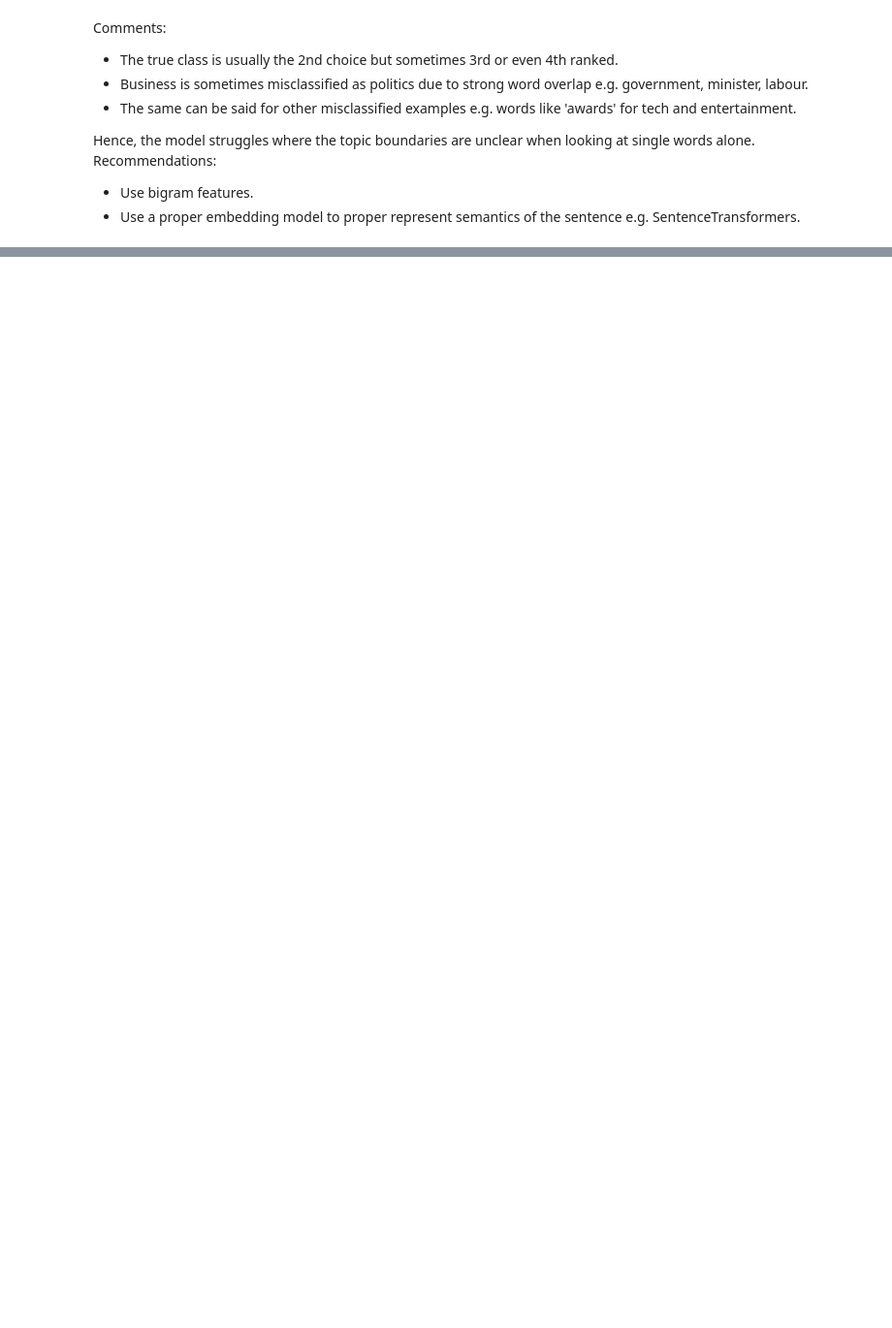
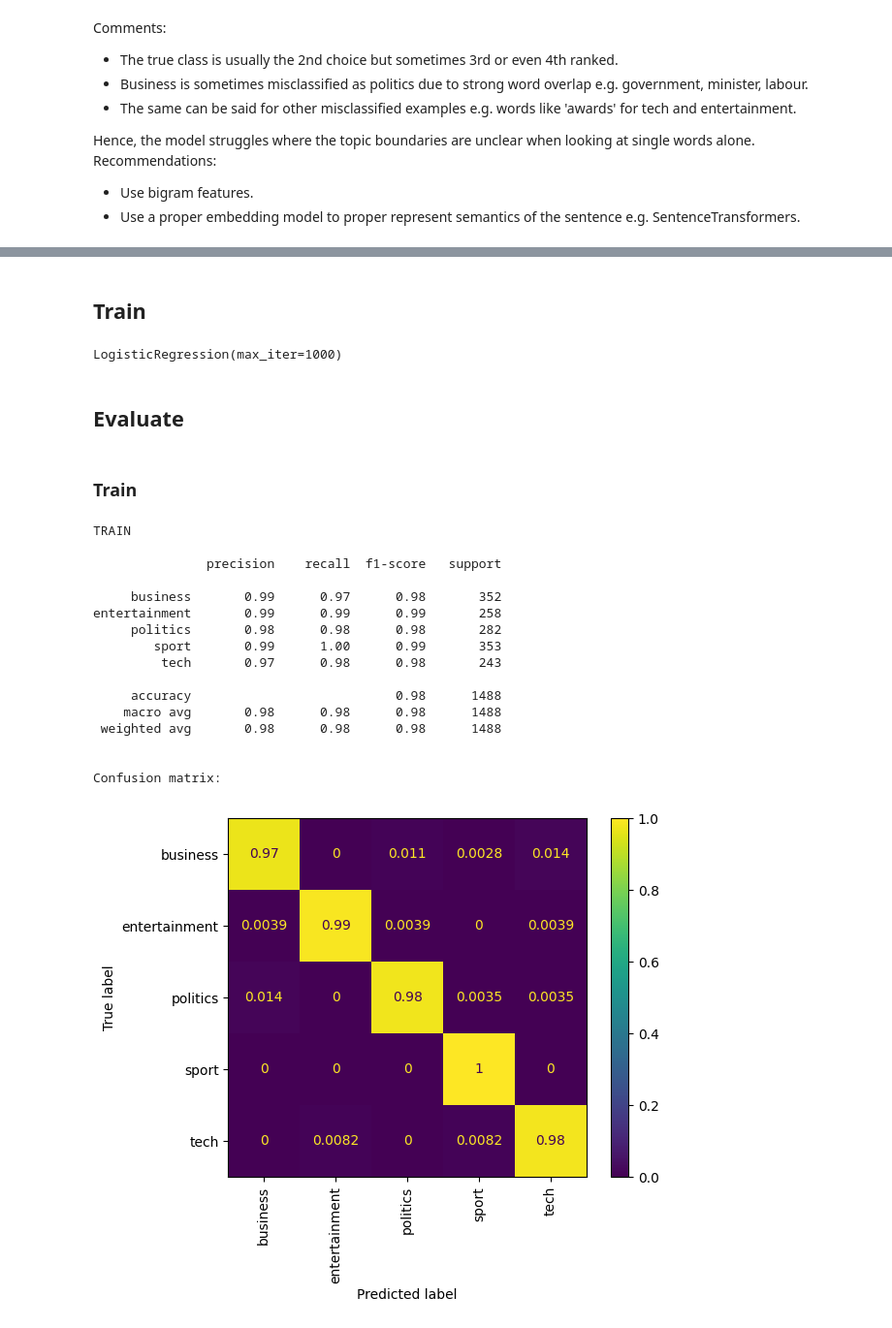
Before and after one commit to AlexMS2015/bbc-news-challenge, a Jupyter notebook: src/notebooks/modelling.ipynb, the cells around one changed output, grey strips where cells are left out. Shown: that part at 97% size. Saved outputs shown, nothing was run; the diff lists cells and outputs as text; code cells hidden in the pictures; blank space fills up the shorter version.

Commit message:
Added additional eval + productionised sentence transformers

```diff
--- a/src/notebooks/modelling.ipynb
+++ b/src/notebooks/modelling.ipynb
@@ -328,0 +413,38 @@ error_df
+# %%
+encoder = SentenceTransformer("all-MiniLM-L6-v2", device='cpu')
+X_train_embed = encoder.encode(X_train)
+X_val_embed = encoder.encode(X_val)
+# %% [markdown]
+## Train
+# %%
+model2 = LogisticRegression(max_iter=1000)
+model2.fit(X_train_embed, y_train)
+y_train_pred = model2.predict(X_train_embed)
+y_val_pred = model2.predict(X_val_embed)
+y_val_pred_prob = model2.predict_proba(X_val_embed)
+# %% [output]
+LogisticRegression(max_iter=1000)
+# %% [markdown]
+## Evaluate
+# %% [markdown]
+### Train
+# %%
+evaluate_classifier(y_train, y_train_pred, model2.classes_, 'TRAIN')
+# %% [output]
+TRAIN
+
+               precision    recall  f1-score   support
+
+     business       0.99      0.97      0.98       352
+entertainment       0.99      0.99      0.99       258
+     politics       0.98      0.98      0.98       282
+        sport       0.99      1.00      0.99       353
+         tech       0.97      0.98      0.98       243
+
+     accuracy                           0.98      1488
+    macro avg       0.98      0.98      0.98      1488
+ weighted avg       0.98      0.98      0.98      1488
+
+
+Confusion matrix:
+[figure, added]
```
Also changed, not shown: parts of 53 cells of this notebook, 12 other files.
